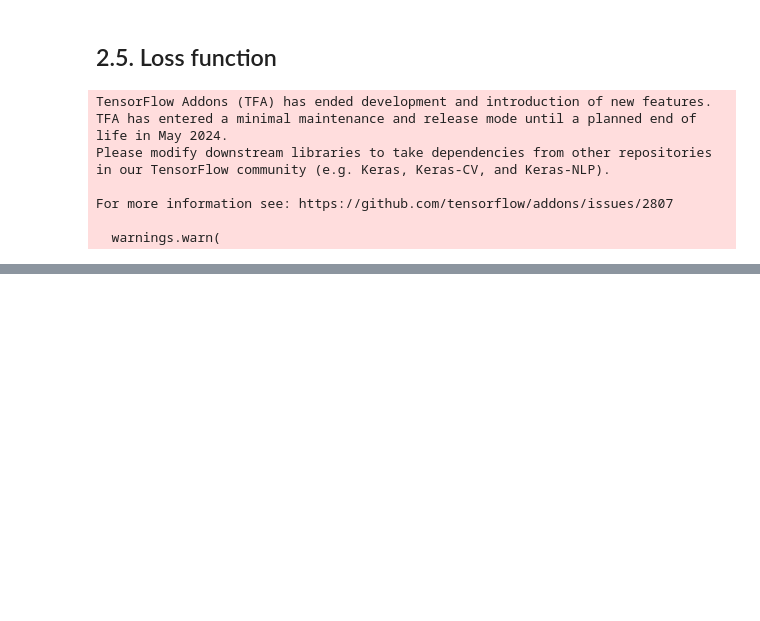
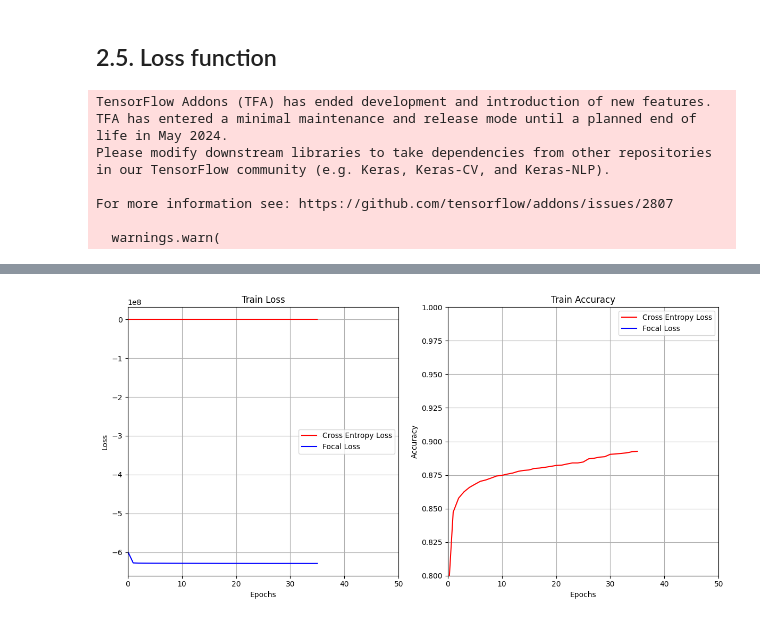
Before and after one commit to unbroken2650/ann-project, a Jupyter notebook: main.ipynb, the cells around one changed output, grey strips where cells are left out. Drawn from its saved outputs; the diff is of its cells as text; code cells hidden in the pictures; blank space fills up the shorter version.

```diff
--- a/main.ipynb
+++ b/main.ipynb
@@ -818,29 +865,31 @@ for i, h in enumerate(history):
 # %%
 colors = ["red", "blue", "green", "purple", "gold", "orange", "cyan", "magenta", "brown", "pink"]
 
 
 plt.figure(figsize=(12, 6))
 
 plt.subplot(121)
 for idx, hist in enumerate(history):
-    plt.plot(hist.history['loss'], label=f'{results["Learning Rate"][idx]}', color=colors[idx])
+    plt.plot(hist.history['loss'], label=f'{results["Loss Function"][idx]}', color=colors[idx])
     plt.title(f'Train Loss')
     plt.xlabel('Epochs')
     plt.ylabel('Loss')
     plt.xlim([0, EPOCHS])
     plt.grid(True)
     plt.legend()
 plt.subplot(122)
 for idx, hist in enumerate(history):
-    plt.plot(hist.history['accuracy'], label=f'{results["Learning Rate"][idx]}', color=colors[idx])
+    plt.plot(hist.history['accuracy'], label=f'{results["Loss Function"][idx]}', color=colors[idx])
     plt.title(f'Train Accuracy')
     plt.xlabel('Epochs')
     plt.ylabel('Accuracy')
     plt.xlim([0, EPOCHS])
     plt.ylim([0.8, 1])
     plt.grid(True)
     plt.legend()
 
 plt.tight_layout()
 plt.savefig(f"{result_path}/result_losses_{_time}.png")
 plt.show()
+# %% [output]
+[figure, added]
```
Also changed, not shown: parts of 10 cells of this notebook, 25 other files.
